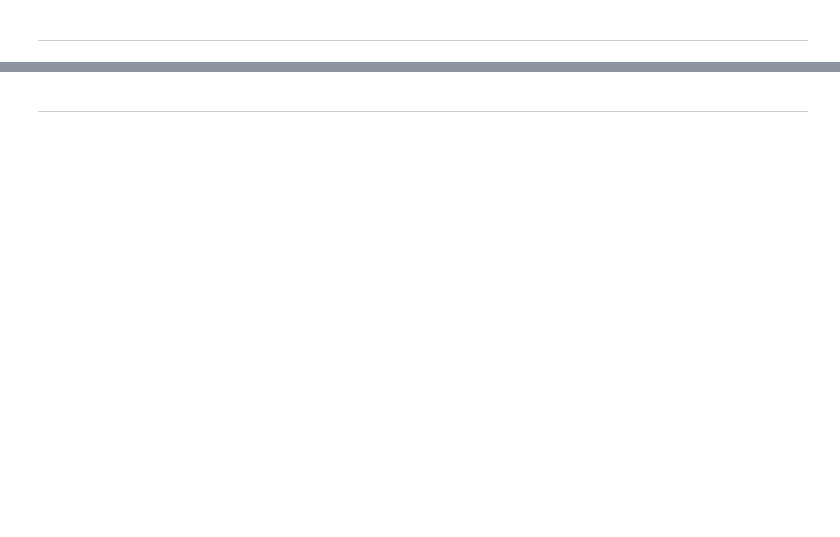
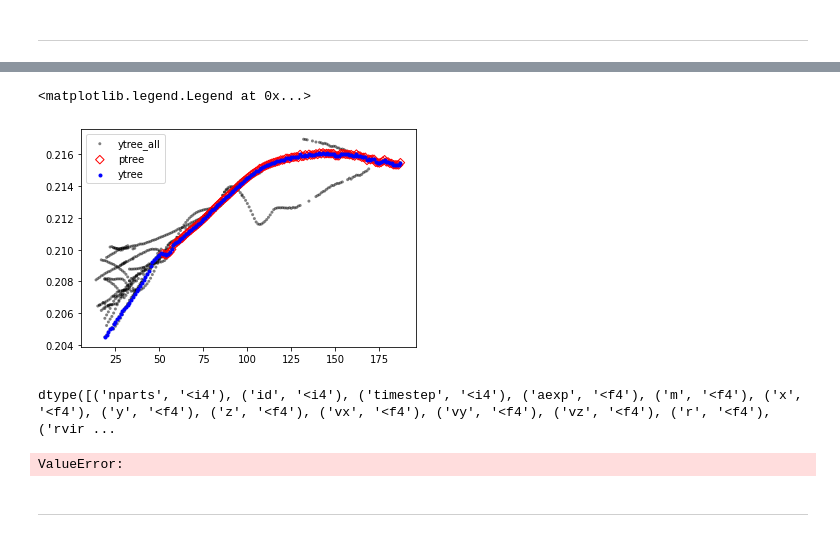
Before and after one commit to syj3514/YoungTree2, a Jupyter notebook: ytest.ipynb, the cells around one changed output, grey strips where cells are left out. Saved outputs shown, nothing was run; the diff lists cells and outputs as text; code cells hidden in the pictures; blank space fills up the shorter version.

```diff
--- a/ytest.ipynb
+++ b/ytest.ipynb
@@ -11,5 +13,5 @@ from rur import uri, uhmi
 # %%
-params = importlib.import_module("params_default")
+params = importlib.import_module("params")
 #########################################################
 #   From params.py, record to dictionary
 #########################################################
@@ -47,3 +38,19 @@ yrepo = f"{repo}/YoungTree"
+# %%
+ptree = pklload(f"{repo}/ptree/ptree_stable.pkl")
+def pbranch(iout, iid, ptree):
+    temp = ptree[(ptree['timestep']==iout)&(ptree['hmid']==iid)][0]
+    last = temp['last']
+    return ptree[ptree['last']==last]
+
+ytree = pklload(f"{repo}/YoungTree/ytree_stable.pickle")
+def ybranch(iout, iid, ytree, all=True):
+    temp = ytree[(ytree['timestep']==iout)&(ytree['id']==iid)][0]
+    last = temp['last']
+    if all:
+        return ytree[np.abs(ytree['last'])==last]
+    else:
+        first = temp['from']
+        return ytree[(ytree['last']==last)&(ytree['from']==first)]
 # %%
 def drawnear(iout, galid, radii=2, centers=None, proj=[0,1], **kwargs):
     global repo; global rurmode
@@ -112,6 +119,3 @@ def drawnear(iout, galid, radii=2, centers=None, proj=[0,1], **kwargs):
     return cx,cy,cz,cr
 # %% [markdown]
 ---
-# %%
-# This file is made from `ycompile.py`
-ytree = pklload(f"{yrepo}/ytree_last_connect.pickle")
@@ -333,2 +121,0 @@ for ind in zeroind:
-# %%
-ytree = pklload(f"{yrepo}/ytree_remove_zero.pickle")
@@ -396,2 +128,28 @@ for iout in iouts:
+# %%
+iout = np.random.randint(np.min(nout), np.max(nout))
+leng = howmany(ytree['timestep']==iout, True)
+iid = np.random.randint(0, leng-1)+1
+
+parr = pbranch(iout, iid, ptree)
+yarr = ybranch(iout, iid, ytree, all=False)
+yarr_all = ybranch(iout, iid, ytree, all=True)
+
+
+plt.scatter(yarr_all['timestep'], yarr_all['x'], facecolor='k', marker='.', label='ytree_all', edgecolor='none', alpha=0.5)
+plt.scatter(parr['timestep'], parr['x'], edgecolor='r',facecolor='none', marker='D', label='ptree')
+plt.scatter(yarr['timestep'], yarr['x'], facecolor='b', marker='.', label='ytree')
+
+plt.legend()
+# %% [output]
+<matplotlib.legend.Legend at 0x...>
+[figure, added]
+# %%
+yarr_all.dtype
+# %% [output]
+dtype([('nparts', '<i4'), ('id', '<i4'), ('timestep', '<i4'), ('aexp', '<f4'), ('m', '<f4'), ('x', '<f4'), ('y', '<f4'), ('z', '<f4'), ('vx', '<f4'), ('vy', '<f4'), ('vz', '<f4'), ('r', '<f4'), ('rvir ...
+# %%
+raise ValueError()
+# %% [output]
+ValueError:
 # %% [markdown]
 -------------
```
Also changed, not shown: parts of 29 cells of this notebook, 5 other files.
